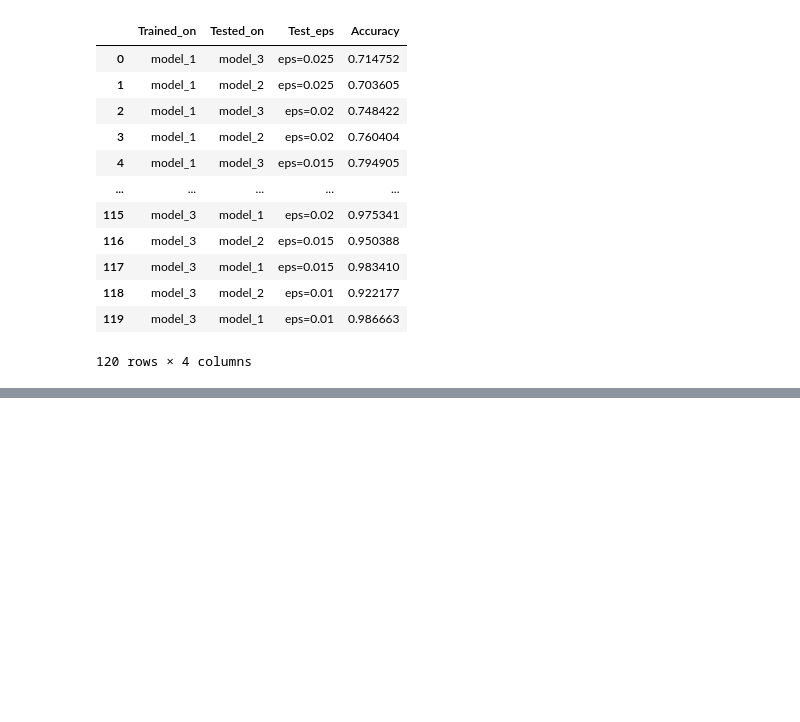
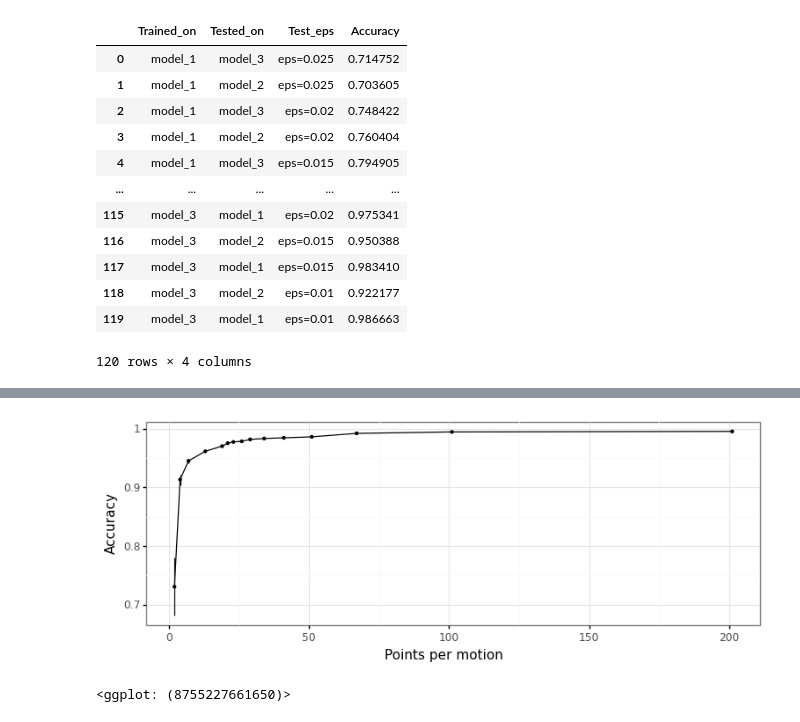
Before and after one commit to vrodriguezf/mlchaos, a Jupyter notebook: nbs/_draftsheet.ipynb, the cells around one changed output, grey strips where cells are left out. Saved outputs shown, nothing was run; the diff lists cells and outputs as text; code cells hidden in the pictures; blank space fills up the shorter version.

```diff
--- a/nbs/_draftsheet.ipynb
+++ b/nbs/_draftsheet.ipynb
@@ -111,0 +154,2 @@ df
+# %%
+df = pd.read_csv('../wandb_exports/wandb_export_2021-05-18T17_06_34.698+02_00.csv')
@@ -111,0 +172,13 @@ df
+# %%
+(
+    ggplot(df, aes(x='input dim 2', y='accuracy', group=1)) +
+    stat_summary(geom='geom_pointrange', shape='.') +
+    stat_summary(geom='geom_line') +
+    theme_bw() +
+    xlab('Points per motion') +
+    ylab('Accuracy') +
+    theme(figure_size=(9, 3))
+)
+# %% [output]
+[figure, added]
+<ggplot: (8755227661650)>
```
Also changed, not shown: parts of 10 cells of this notebook, 5 other files.
